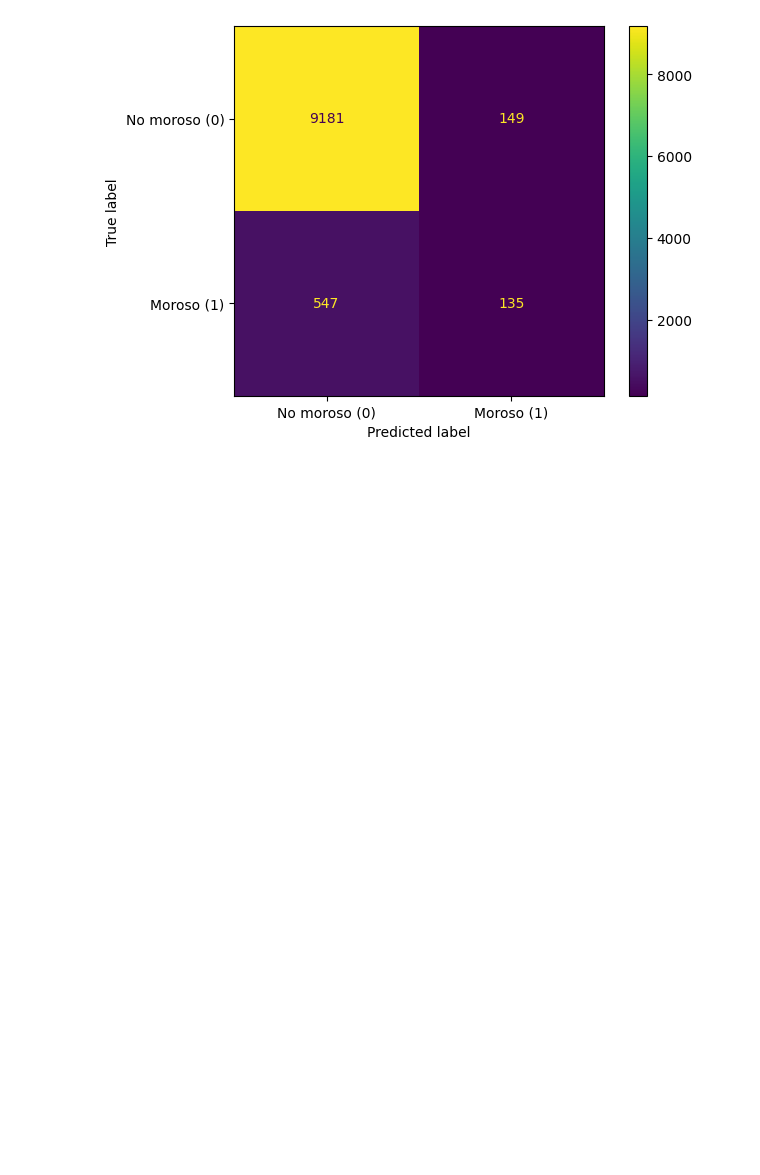
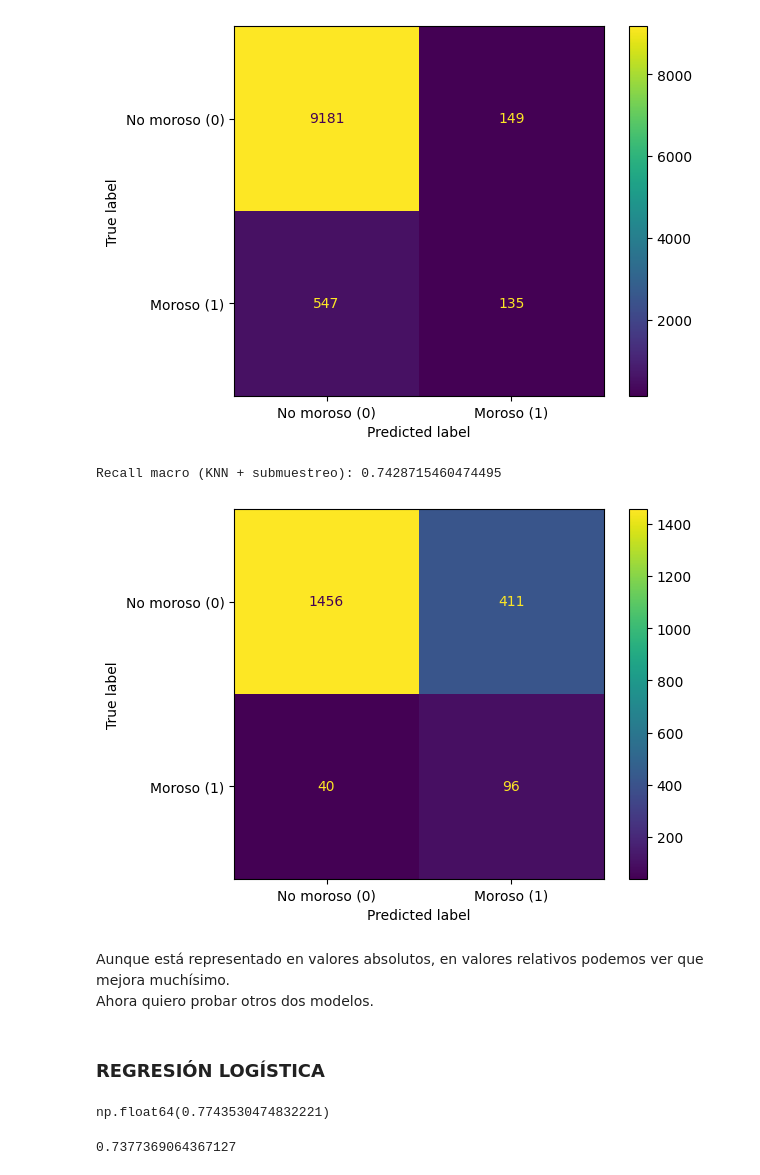
Before and after one commit to Gabriel-Caruso/DS-Online-Ramiro-Caruso, a Jupyter notebook: 04_Machine_Learning/Sprint_12/Unidad_01_ML_Supervisado_Otros_Modelos/03_Practica_Obligatoria/18_Practica_Obligatoria_Supervisado_Otros_Modelos.ipynb, the cells around one changed output. Saved outputs shown, nothing was run; the diff lists cells and outputs as text; code cells hidden in the pictures; blank space fills up the shorter version.

```diff
--- a/04_Machine_Learning/Sprint_12/Unidad_01_ML_Supervisado_Otros_Modelos/03_Practica_Obligatoria/18_Practica_Obligatoria_Supervisado_Otros_Modelos.ipynb
+++ b/04_Machine_Learning/Sprint_12/Unidad_01_ML_Supervisado_Otros_Modelos/03_Practica_Obligatoria/18_Practica_Obligatoria_Supervisado_Otros_Modelos.ipynb
@@ -600,3 +600,40 @@ ConfusionMatrixDisplay.from_predictions(y_train, y_pred_cv,
 plt.show()
 # %% [output]
 [figure]
+# %%
+from imblearn.under_sampling import RandomUnderSampler
+from sklearn.metrics import recall_score
+
+# Para ser justos con el KNN prefiero hacer un submuestreo
+# No cuesta nada hacer todo el proceso otra vez
+# pero estaría bien hacer una función para todo esto, la verdad.
+
+# EDIT: Aquí podría ir una pipeline por lo que pude ver, pero lo voy a dejar así.
+
+X_tr, X_val, y_tr, y_val = train_test_split(
+    X_train_scaled, y_train,
+    test_size=0.2, stratify=y_train, random_state=42,
+)
+
+undersampler = RandomUnderSampler(random_state=42)
+X_tr_bal, y_tr_bal = undersampler.fit_resample(X_tr, y_tr)
+
+knn = KNeighborsClassifier()
+knn.fit(X_tr_bal, y_tr_bal)
+
+y_pred_val = knn.predict(X_val)
+print("Recall macro (KNN + submuestreo):", recall_score(y_val, y_pred_val, average="macro"))
+# %% [output]
+Recall macro (KNN + submuestreo): 0.7428715460474495
+# %%
+ConfusionMatrixDisplay.from_predictions(y_val, y_pred_val,
+    display_labels=["No moroso (0)", "Moroso (1)"]
+)
+plt.show()
+# %% [output]
+[figure, added]
+# %% [markdown]
+Aunque está representado en valores absolutos, en valores relativos podemos ver que mejora muchísimo.
+Ahora quiero probar otros dos modelos.
+# %% [markdown]
+### REGRESIÓN LOGÍSTICA
@@ -602,0 +654,6 @@ plt.show()
+# %%
+score_pipeline_log_reg = cross_val_score(pipeline_log_reg, X_train, y_train, scoring="recall_macro", cv=cv )
+
+score_pipeline_log_reg.mean()
+# %% [output]
+np.float64(0.7743530474832221)
@@ -602,0 +676,8 @@ plt.show()
+# %%
+# Bueno, queda claro que estaba intentando matar una mosca a cañonazos
+# aunque me sorprende, no voy a mentir.
+
+score_catboost = cross_val_score(pipeline_catboost, X_train, y_train, scoring="recall_macro", cv=cv)
+print(score_catboost.mean())
+# %% [output]
+0.7377369064367127
```
Also changed, not shown: parts of 5 cells of this notebook, 4 other files.
